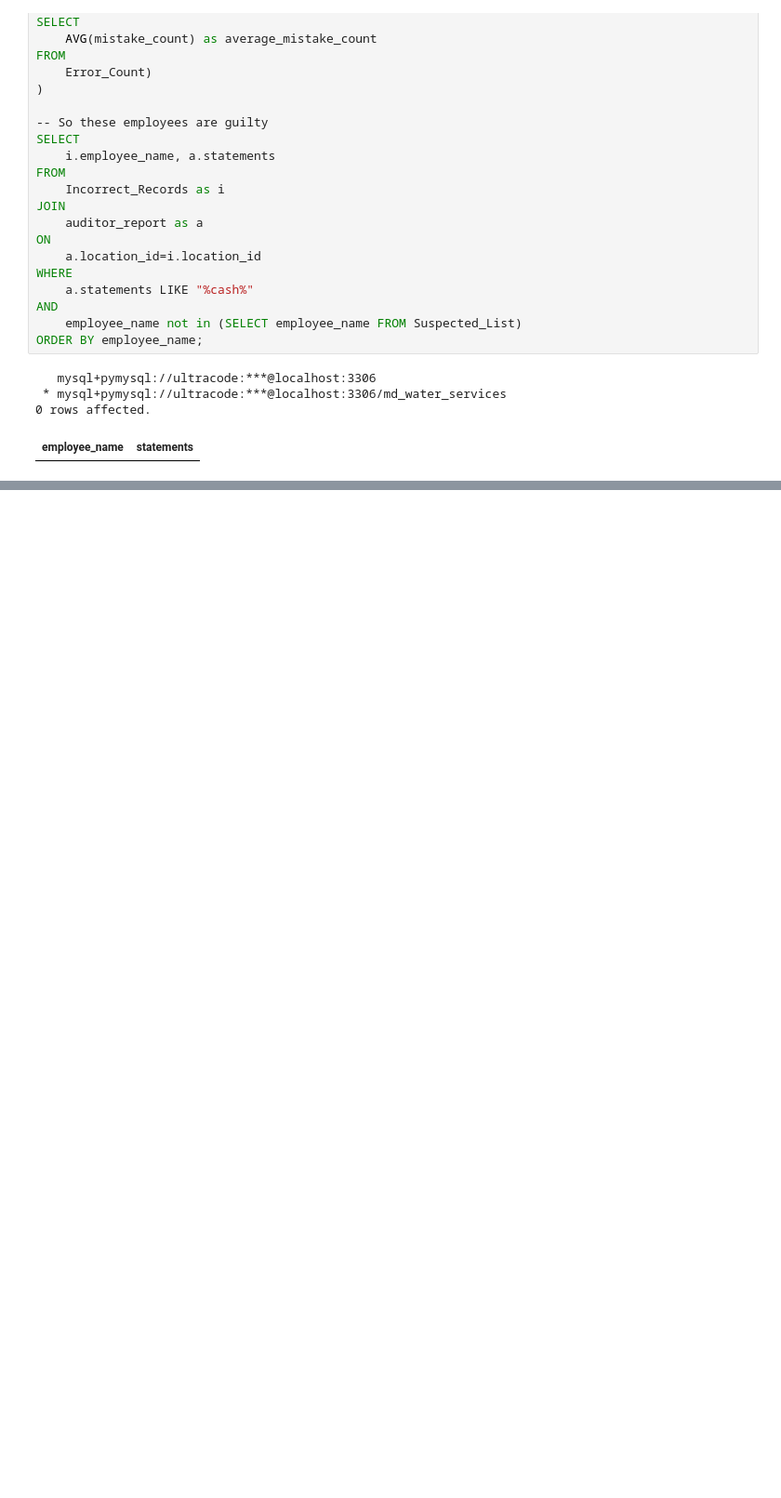
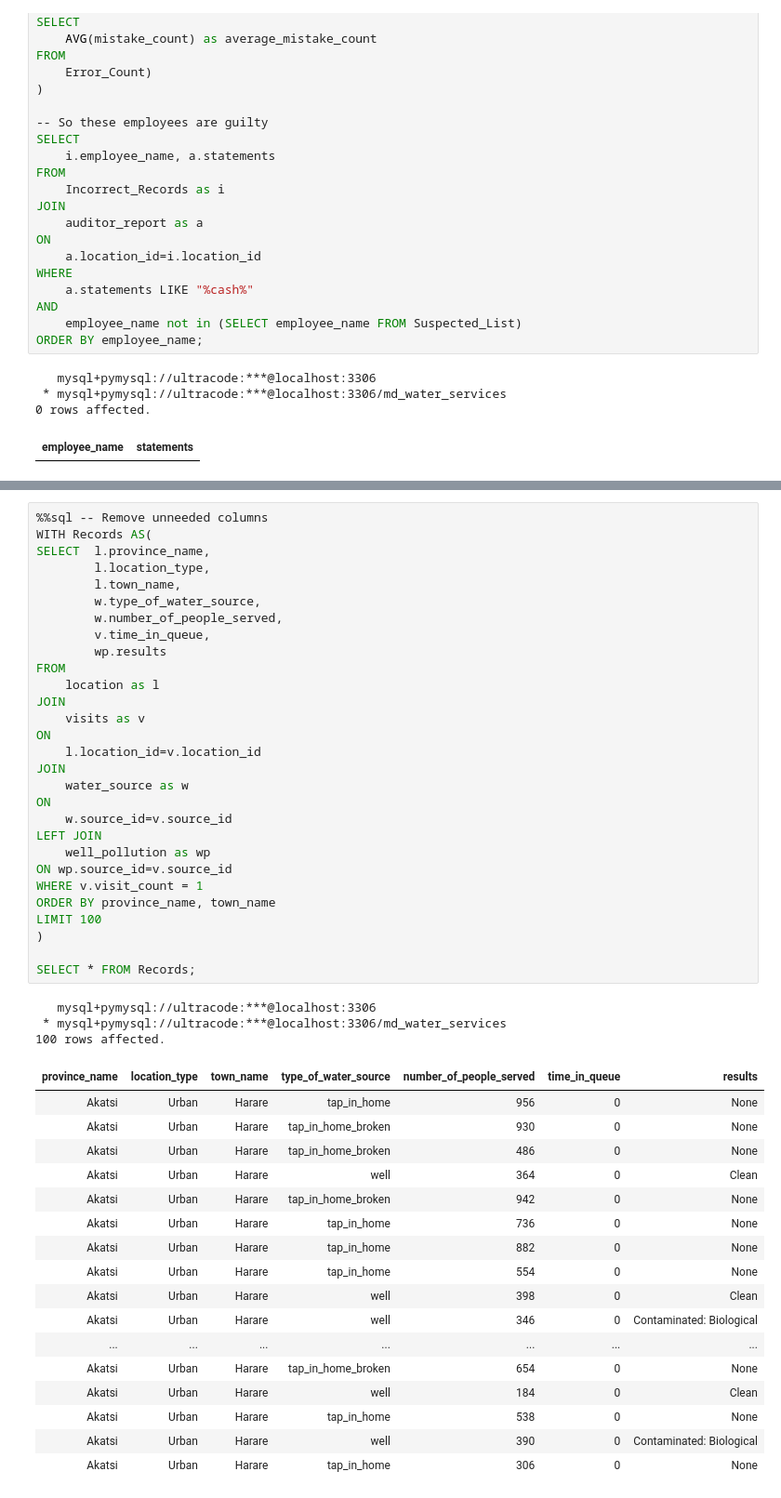
Before and after one commit to Ultra-Code/datascience_exploration, a Jupyter notebook: src/Integrated project - Weaving the data threads of Maji Ndogo's narrative.ipynb, the cells around one changed output, grey strips where cells are left out. Shown at 93% size. Saved outputs shown, nothing was run; the diff lists cells and outputs as text; blank space fills up the shorter version.

```diff
--- a/src/Integrated project - Weaving the data threads of Maji Ndogo's narrative.ipynb
+++ b/src/Integrated project - Weaving the data threads of Maji Ndogo's narrative.ipynb
@@ -714,0 +758,50 @@ ORDER BY employee_name;
+# %%
+%%sql -- Remove unneeded columns
+WITH Records AS(
+SELECT  l.province_name,
+        l.location_type,
+        l.town_name,
+        w.type_of_water_source,
+        w.number_of_people_served,
+        v.time_in_queue,
+        wp.results
+FROM
+    location as l
+JOIN
+    visits as v
+ON
+    l.location_id=v.location_id
+JOIN
+    water_source as w
+ON
+    w.source_id=v.source_id
+LEFT JOIN
+    well_pollution as wp
+ON wp.source_id=v.source_id
+WHERE v.visit_count = 1
+ORDER BY province_name, town_name
+LIMIT 100
+)
+
+SELECT * FROM Records;
+# %% [output]
+   mysql+pymysql://ultracode:***@localhost:3306
+ * mysql+pymysql://ultracode:***@localhost:3306/md_water_services
+100 rows affected.
+| province_name | location_type | town_name | type_of_water_source | number_of_people_served | time_in_queue | results |
+| Akatsi | Urban | Harare | tap_in_home | 956 | 0 | None |
+| Akatsi | Urban | Harare | tap_in_home_broken | 930 | 0 | None |
+| Akatsi | Urban | Harare | tap_in_home_broken | 486 | 0 | None |
+| Akatsi | Urban | Harare | well | 364 | 0 | Clean |
+| Akatsi | Urban | Harare | tap_in_home_broken | 942 | 0 | None |
+| Akatsi | Urban | Harare | tap_in_home | 736 | 0 | None |
+| Akatsi | Urban | Harare | tap_in_home | 882 | 0 | None |
+| Akatsi | Urban | Harare | tap_in_home | 554 | 0 | None |
+| Akatsi | Urban | Harare | well | 398 | 0 | Clean |
+| Akatsi | Urban | Harare | well | 346 | 0 | Contaminated: Biological |
+| ... | ... | ... | ... | ... | ... | ... |
+| Akatsi | Urban | Harare | tap_in_home_broken | 654 | 0 | None |
+| Akatsi | Urban | Harare | well | 184 | 0 | Clean |
+| Akatsi | Urban | Harare | tap_in_home | 538 | 0 | None |
+| Akatsi | Urban | Harare | well | 390 | 0 | Contaminated: Biological |
+| Akatsi | Urban | Harare | tap_in_home | 306 | 0 | None |
```
Also changed, not shown: parts of 2 cells of this notebook, 1 other file.
